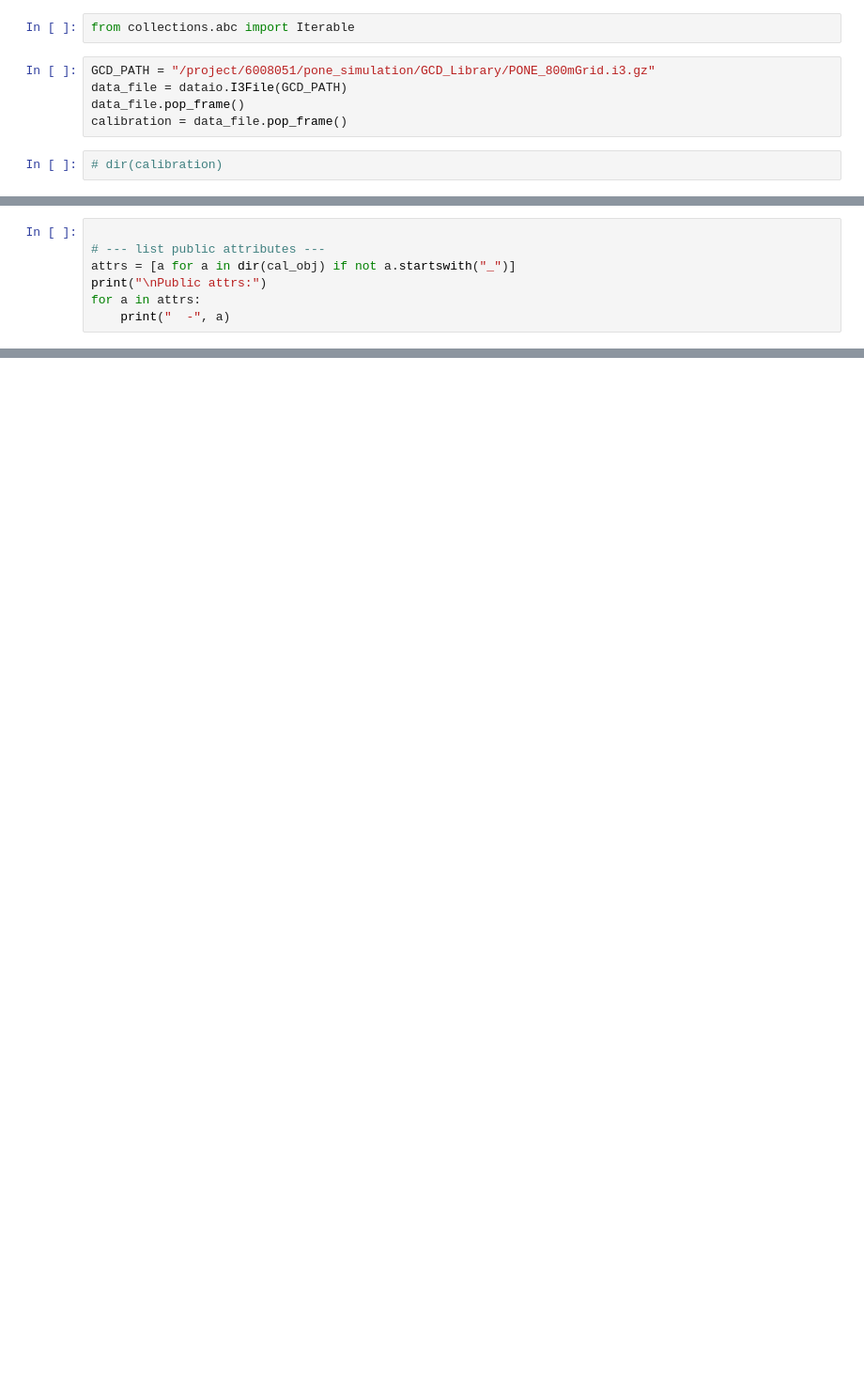
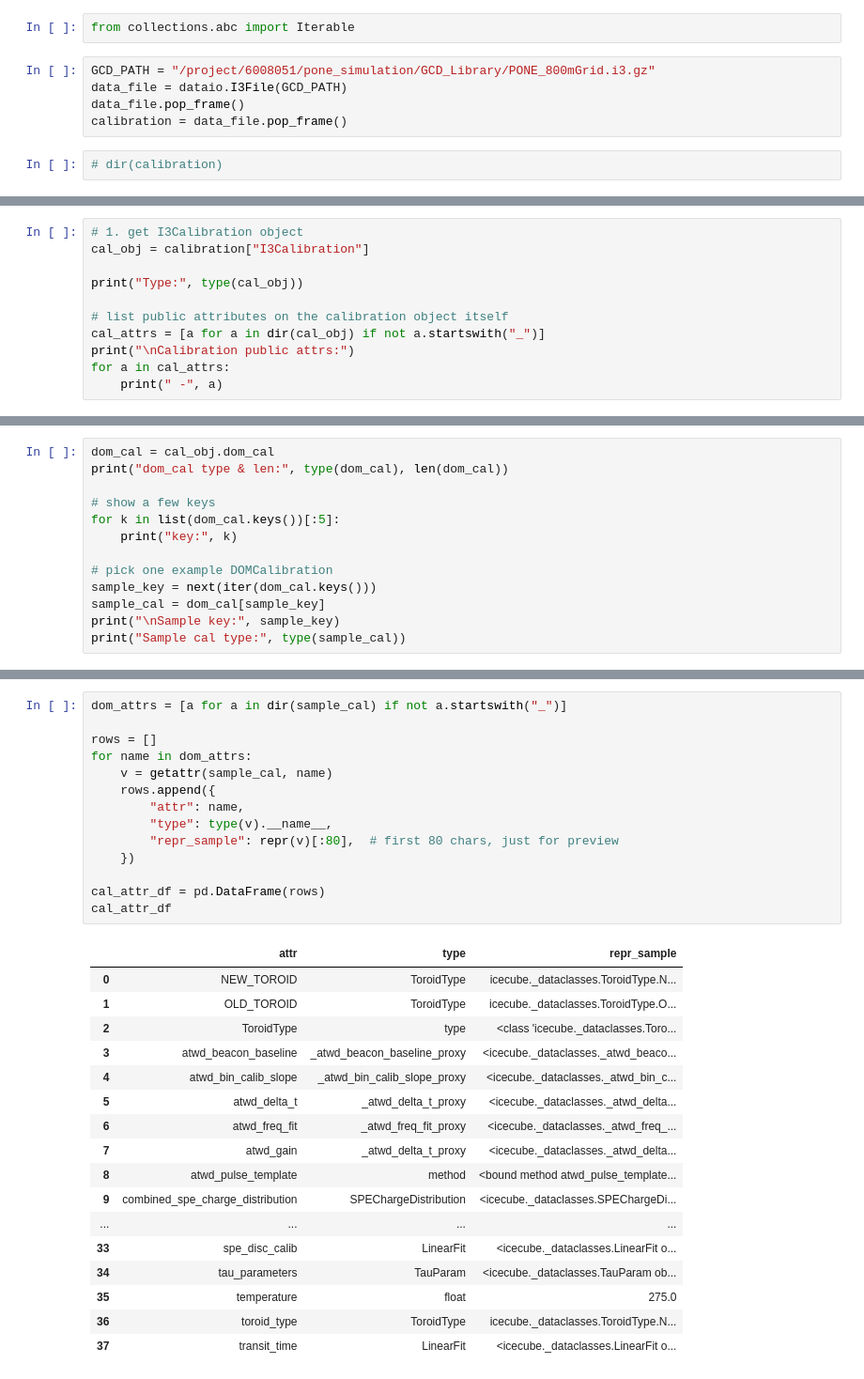
Before and after one commit to kubrabas/Graphnet-Applications, a Jupyter notebook: Playground/GCD/Calibration.ipynb, the cells around one changed output, grey strips where cells are left out. Shown: that part at 94% size. Saved outputs shown, nothing was run; the diff lists cells and outputs as text; blank space fills up the shorter version.

```diff
--- a/Playground/GCD/Calibration.ipynb
+++ b/Playground/GCD/Calibration.ipynb
@@ -51,7 +350,0 @@ print("Type:", type(cal_obj))
-# %%
-
-# --- list public attributes ---
-attrs = [a for a in dir(cal_obj) if not a.startswith("_")]
-print("\nPublic attrs:")
-for a in attrs:
-    print("  -", a)
@@ -202,0 +351,11 @@ vem_cal'a da bak
+# %%
+# 1. get I3Calibration object
+cal_obj = calibration["I3Calibration"]
+
+print("Type:", type(cal_obj))
+
+# list public attributes on the calibration object itself
+cal_attrs = [a for a in dir(cal_obj) if not a.startswith("_")]
+print("\nCalibration public attrs:")
+for a in cal_attrs:
+    print(" -", a)
@@ -202,0 +373,13 @@ vem_cal'a da bak
+# %%
+dom_cal = cal_obj.dom_cal
+print("dom_cal type & len:", type(dom_cal), len(dom_cal))
+
+# show a few keys
+for k in list(dom_cal.keys())[:5]:
+    print("key:", k)
+
+# pick one example DOMCalibration
+sample_key = next(iter(dom_cal.keys()))
+sample_cal = dom_cal[sample_key]
+print("\nSample key:", sample_key)
+print("Sample cal type:", type(sample_cal))
@@ -202,0 +396,32 @@ vem_cal'a da bak
+# %%
+dom_attrs = [a for a in dir(sample_cal) if not a.startswith("_")]
+
+rows = []
+for name in dom_attrs:
+    v = getattr(sample_cal, name)
+    rows.append({
+        "attr": name,
+        "type": type(v).__name__,
+        "repr_sample": repr(v)[:80],  # first 80 chars, just for preview
+    })
+
+cal_attr_df = pd.DataFrame(rows)
+cal_attr_df
+# %% [output]
+|  | attr | type | repr_sample |
+| 0 | NEW_TOROID | ToroidType | icecube._dataclasses.ToroidType.N... |
+| 1 | OLD_TOROID | ToroidType | icecube._dataclasses.ToroidType.O... |
+| 2 | ToroidType | type | <class 'icecube._dataclasses.Toro... |
+| 3 | atwd_beacon_baseline | _atwd_beacon_baseline_proxy | <icecube._dataclasses._atwd_beaco... |
+| 4 | atwd_bin_calib_slope | _atwd_bin_calib_slope_proxy | <icecube._dataclasses._atwd_bin_c... |
+| 5 | atwd_delta_t | _atwd_delta_t_proxy | <icecube._dataclasses._atwd_delta... |
+| 6 | atwd_freq_fit | _atwd_freq_fit_proxy | <icecube._dataclasses._atwd_freq_... |
+| 7 | atwd_gain | _atwd_delta_t_proxy | <icecube._dataclasses._atwd_delta... |
+| 8 | atwd_pulse_template | method | <bound method atwd_pulse_template... |
+| 9 | combined_spe_charge_distribution | SPEChargeDistribution | <icecube._dataclasses.SPEChargeDi... |
+| ... | ... | ... | ... |
+| 33 | spe_disc_calib | LinearFit | <icecube._dataclasses.LinearFit o... |
+| 34 | tau_parameters | TauParam | <icecube._dataclasses.TauParam ob... |
+| 35 | temperature | float | 275.0 |
+| 36 | toroid_type | ToroidType | icecube._dataclasses.ToroidType.N... |
+| 37 | transit_time | LinearFit | <icecube._dataclasses.LinearFit o... |
```
Also changed, not shown: parts of 68 cells of this notebook, 3 other files.
